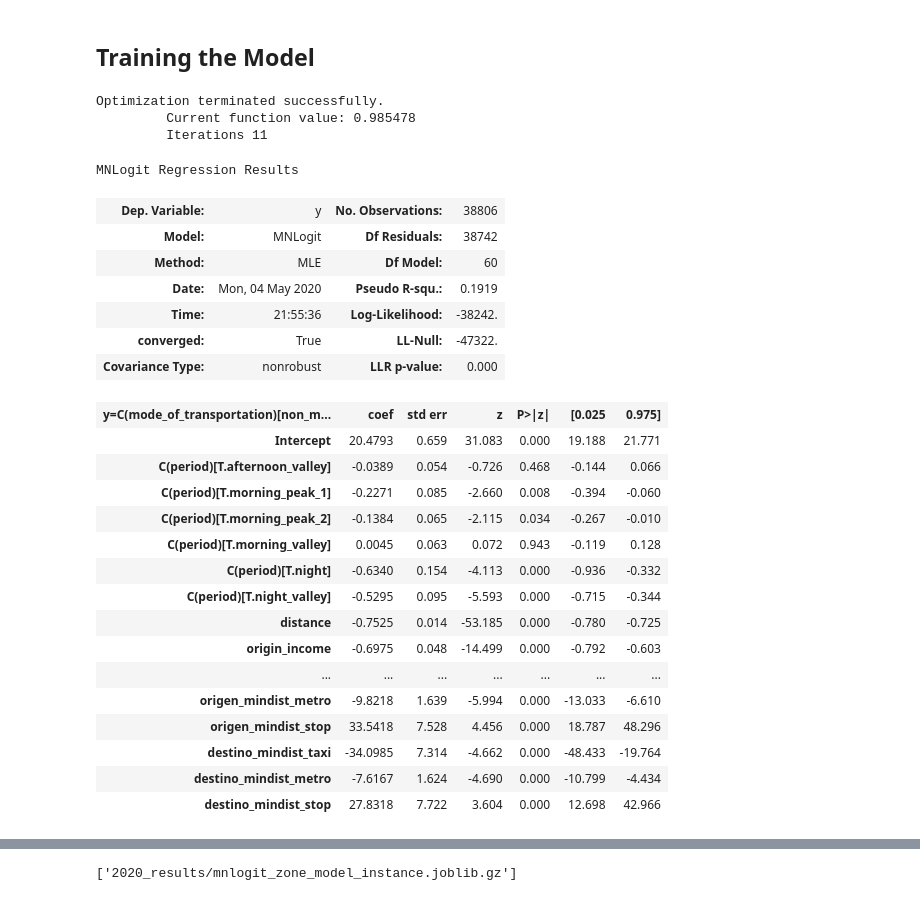
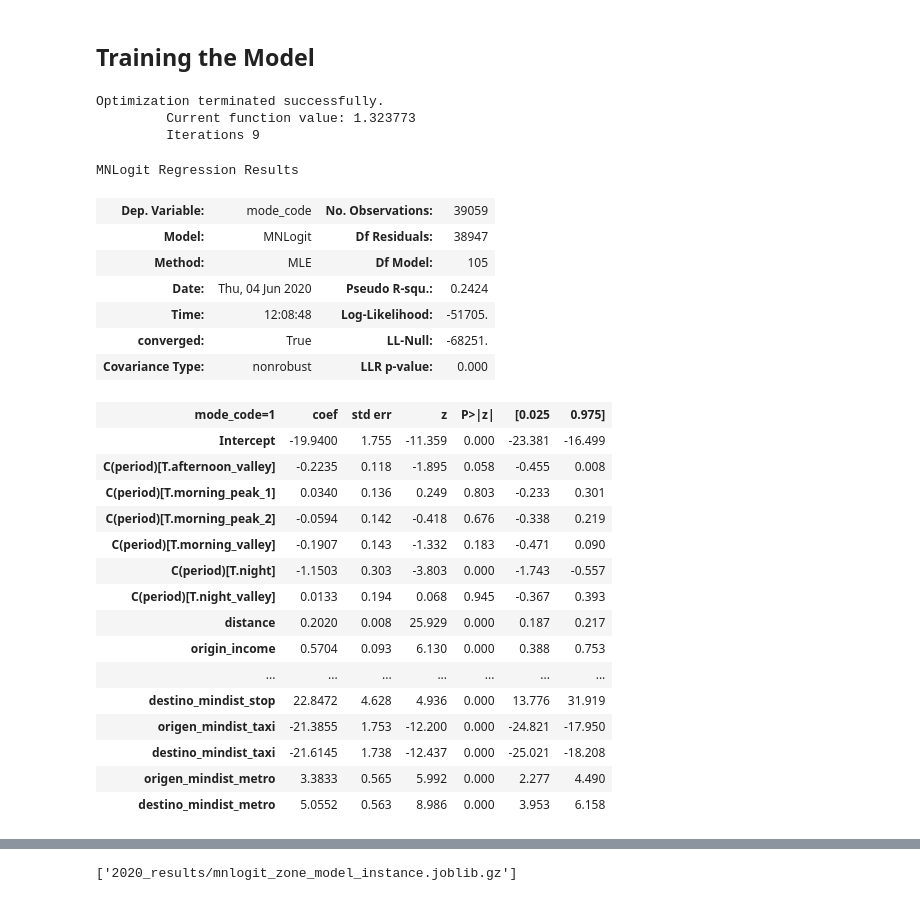
Before and after one commit to Vokturz/mode_of_transportation_notebooks, a Jupyter notebook: EOD_Model_v3.ipynb, the cells around one changed output, grey strips where cells are left out. Drawn from its saved outputs; the diff is of its cells as text; code cells hidden in the pictures.

Commit message:
Updated methods

```diff
--- a/EOD_Model_v3.ipynb
+++ b/EOD_Model_v3.ipynb
@@ -185,7 +193,7 @@ mode_per_trip = (pd.read_csv('./2012_eod_stgo/EOD_STGO/ViajesDifusion.csv', sep=
 trip_features = (eod.join(distances)
  .pipe(lambda x: x[(x['Imputada'] == 0) & (~x.SectorOrigen.isin([0, 7, 9])) & (~x.SectorDestino.isin([0, 7, 9]))])
  .join(purposes.rename(columns={'Proposito': 'purpose'}), on='Proposito')
- .join(mode_per_trip[['mode_of_transportation']])
+ .join(modes.rename({'Modo': 'mode_of_transportation'}, axis=1), on='ModoAgregado')
  .assign(distance=lambda x: x['DistEuclidiana'] / 1000)
  .pipe(lambda x: x[x.distance.between(0.5, 50)])
  .pipe(lambda x: x[x.AnoNac < 1995])
@@ -341,2 +370,9 @@ Feature ranking:
 # %% [markdown]
 Al parecer hacer un *Feature Selection* con clasificadores como `ExtraTree` o `RandomForest` da una buena impresión de cuales son las columnas importantes
+# %%
+feature_matrix = trip_features[['distance', 'mode_of_transportation', 'origin_income', 'destination_income', 'origen_mindist_taxi', 'origen_mindist_metro',
+                                'origen_mindist_stop', 'destino_mindist_taxi', 'destino_mindist_metro', 'destino_mindist_stop', 'weight', 'period']]
+feature_matrix['mode_of_transportation'] = pd.Categorical(feature_matrix['mode_of_transportation'])
+
+feature_matrix['mode_code'] = feature_matrix['mode_of_transportation'].cat.codes
+feature_matrix.head()
@@ -342,0 +397,4 @@ Al parecer hacer un *Feature Selection* con clasificadores como `ExtraTree` o `R
+# %%
+for c in feature_matrix.columns[4:10]:
+    feature_matrix[c] = np.sqrt(feature_matrix[c])
+feature_matrix.head()
@@ -345,39 +436,40 @@ Al parecer hacer un *Feature Selection* con clasificadores como `ExtraTree` o `R
 # %%
 #formula = 'C(mode_of_transportation) ~ distance + C(IngresoMedio_ComunaOrigen) + C(IngresoMedio_ComunaDestino) + C(period)' #C(TramoIngreso_ComunaOrigen)'
 #formula = 'C(mode_of_transportation) ~ distance + origin_income + destination_income +  C(period)'
-formula = 'C(mode_of_transportation) ~ distance + origin_income + destination_income + origen_mindist_taxi + origen_mindist_metro + origen_mindist_stop + destino_mindist_taxi + destino_mindist_metro + destino_mindist_stop + C(period)'
+# + origen_mindist_stop + destino_mindist_stop
+formula = ('mode_code ~ distance + origin_income + destination_income + origen_mindist_stop + destino_mindist_stop + origen_mindist_taxi + destino_mindist_taxi + origen_mindist_metro + destino_mindist_metro + C(period)')
 # %%
-mnlogit_model = smf.mnlogit(formula, trip_features, freq_weights=trip_features['weight'])
+mnlogit_model = smf.mnlogit(formula, feature_matrix, freq_weights=feature_matrix['weight'])
 model_results = mnlogit_model.fit()
 model_results.summary()
 # %% [output]
 Optimization terminated successfully.
-         Current function value: 0.985478
-         Iterations 11
+         Current function value: 1.323773
+         Iterations 9
 MNLogit Regression Results
-| Dep. Variable: | y | No. Observations: | 38806 |
-| Model: | MNLogit | Df Residuals: | 38742 |
-| Method: | MLE | Df Model: | 60 |
-| Date: | Mon, 04 May 2020 | Pseudo R-squ.: | 0.1919 |
-| Time: | 21:55:36 | Log-Likelihood: | -38242. |
-| converged: | True | LL-Null: | -47322. |
+| Dep. Variable: | mode_code | No. Observations: | 39059 |
+| Model: | MNLogit | Df Residuals: | 38947 |
+| Method: | MLE | Df Model: | 105 |
+| Date: | Thu, 04 Jun 2020 | Pseudo R-squ.: | 0.2424 |
+| Time: | 12:08:48 | Log-Likelihood: | -51705. |
+| converged: | True | LL-Null: | -68251. |
 | Covariance Type: | nonrobust | LLR p-value: | 0.000 |
-| y=C(mode_of_transportation)[non_m... | coef | std err | z | P>|z| | [0.025 | 0.975] |
-| Intercept | 20.4793 | 0.659 | 31.083 | 0.000 | 19.188 | 21.771 |
-| C(period)[T.afternoon_valley] | -0.0389 | 0.054 | -0.726 | 0.468 | -0.144 | 0.066 |
-| C(period)[T.morning_peak_1] | -0.2271 | 0.085 | -2.660 | 0.008 | -0.394 | -0.060 |
-| C(period)[T.morning_peak_2] | -0.1384 | 0.065 | -2.115 | 0.034 | -0.267 | -0.010 |
-| C(period)[T.morning_valley] | 0.0045 | 0.063 | 0.072 | 0.943 | -0.119 | 0.128 |
-| C(period)[T.night] | -0.6340 | 0.154 | -4.113 | 0.000 | -0.936 | -0.332 |
-| C(period)[T.night_valley] | -0.5295 | 0.095 | -5.593 | 0.000 | -0.715 | -0.344 |
-| distance | -0.7525 | 0.014 | -53.185 | 0.000 | -0.780 | -0.725 |
-| origin_income | -0.6975 | 0.048 | -14.499 | 0.000 | -0.792 | -0.603 |
+| mode_code=1 | coef | std err | z | P>|z| | [0.025 | 0.975] |
+| Intercept | -19.9400 | 1.755 | -11.359 | 0.000 | -23.381 | -16.499 |
+| C(period)[T.afternoon_valley] | -0.2235 | 0.118 | -1.895 | 0.058 | -0.455 | 0.008 |
+| C(period)[T.morning_peak_1] | 0.0340 | 0.136 | 0.249 | 0.803 | -0.233 | 0.301 |
+| C(period)[T.morning_peak_2] | -0.0594 | 0.142 | -0.418 | 0.676 | -0.338 | 0.219 |
+| C(period)[T.morning_valley] | -0.1907 | 0.143 | -1.332 | 0.183 | -0.471 | 0.090 |
+| C(period)[T.night] | -1.1503 | 0.303 | -3.803 | 0.000 | -1.743 | -0.557 |
+| C(period)[T.night_valley] | 0.0133 | 0.194 | 0.068 | 0.945 | -0.367 | 0.393 |
+| distance | 0.2020 | 0.008 | 25.929 | 0.000 | 0.187 | 0.217 |
+| origin_income | 0.5704 | 0.093 | 6.130 | 0.000 | 0.388 | 0.753 |
 | ... | ... | ... | ... | ... | ... | ... |
-| origen_mindist_metro | -9.8218 | 1.639 | -5.994 | 0.000 | -13.033 | -6.610 |
-| origen_mindist_stop | 33.5418 | 7.528 | 4.456 | 0.000 | 18.787 | 48.296 |
-| destino_mindist_taxi | -34.0985 | 7.314 | -4.662 | 0.000 | -48.433 | -19.764 |
-| destino_mindist_metro | -7.6167 | 1.624 | -4.690 | 0.000 | -10.799 | -4.434 |
-| destino_mindist_stop | 27.8318 | 7.722 | 3.604 | 0.000 | 12.698 | 42.966 |
+| destino_mindist_stop | 22.8472 | 4.628 | 4.936 | 0.000 | 13.776 | 31.919 |
+| origen_mindist_taxi | -21.3855 | 1.753 | -12.200 | 0.000 | -24.821 | -17.950 |
+| destino_mindist_taxi | -21.6145 | 1.738 | -12.437 | 0.000 | -25.021 | -18.208 |
+| origen_mindist_metro | 3.3833 | 0.565 | 5.992 | 0.000 | 2.277 | 4.490 |
+| destino_mindist_metro | 5.0552 | 0.563 | 8.986 | 0.000 | 3.953 | 6.158 |
 # %%
 # Me sigue explotando el notebook en esta parte xD
 
```
Also changed, not shown: parts of 14 cells of this notebook, 6 other files.
